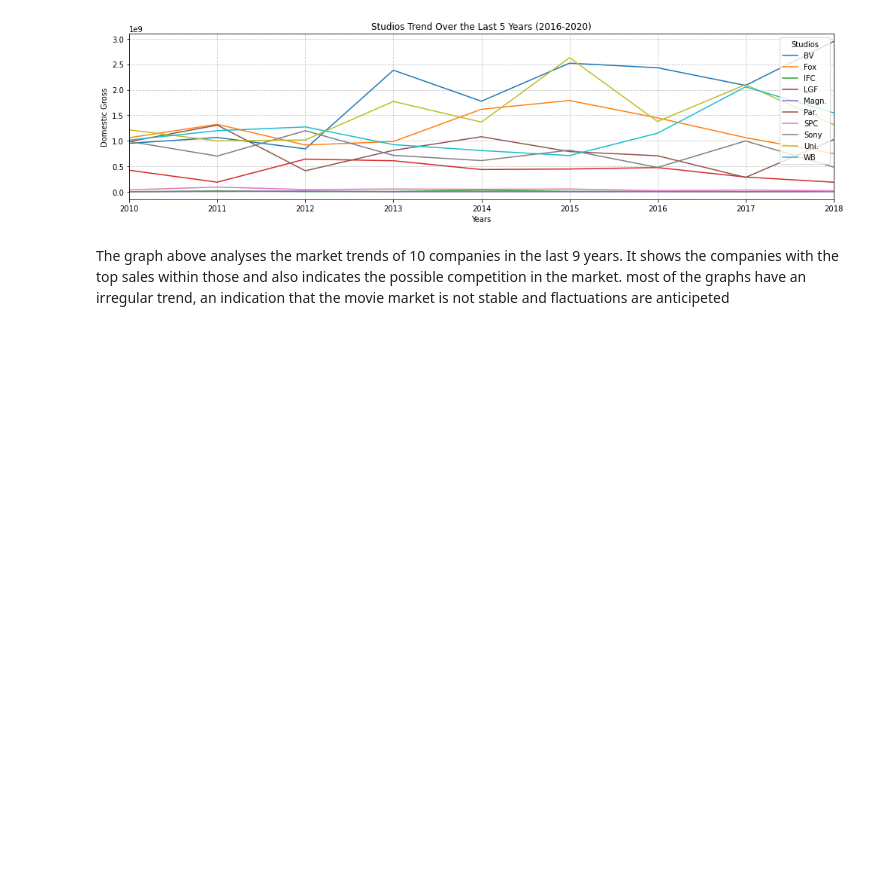
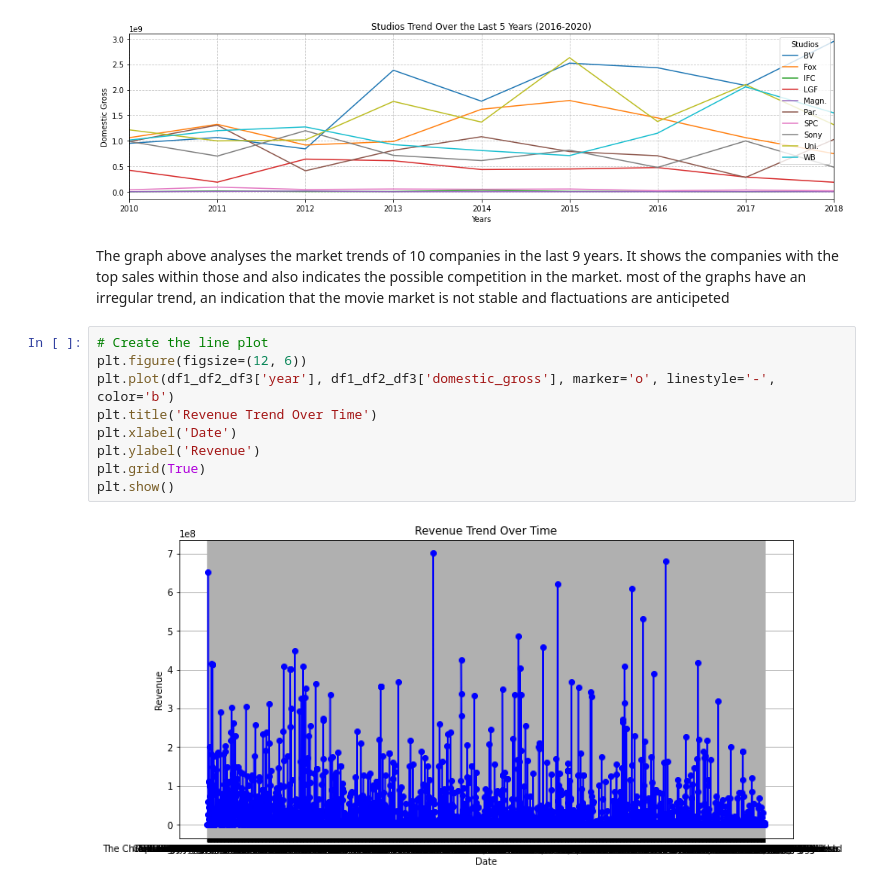
Before and after one commit to Amadig70/PH1-Project, a Jupyter notebook: phase_1_project.ipynb, the cells around one changed output. Drawn from its saved outputs; the diff is of its cells as text; blank space fills up the shorter version.

```diff
--- a/phase_1_project.ipynb
+++ b/phase_1_project.ipynb
@@ -679,3 +679,14 @@ plt.show()
 [figure]
 # %% [markdown]
 The graph above analyses the market trends of 10 companies in the last 9 years. It shows the companies with the top sales within those and also indicates the possible competition in the market. most of the graphs have an irregular trend, an indication that the movie market is not stable and flactuations are anticipeted
+# %%
+# Create the line plot
+plt.figure(figsize=(12, 6))
+plt.plot(df1_df2_df3['year'], df1_df2_df3['domestic_gross'], marker='o', linestyle='-', color='b')
+plt.title('Revenue Trend Over Time')
+plt.xlabel('Date')
+plt.ylabel('Revenue')
+plt.grid(True)
+plt.show()
+# %% [output]
+[figure, added]
```
Also changed, not shown: 7 other files.
